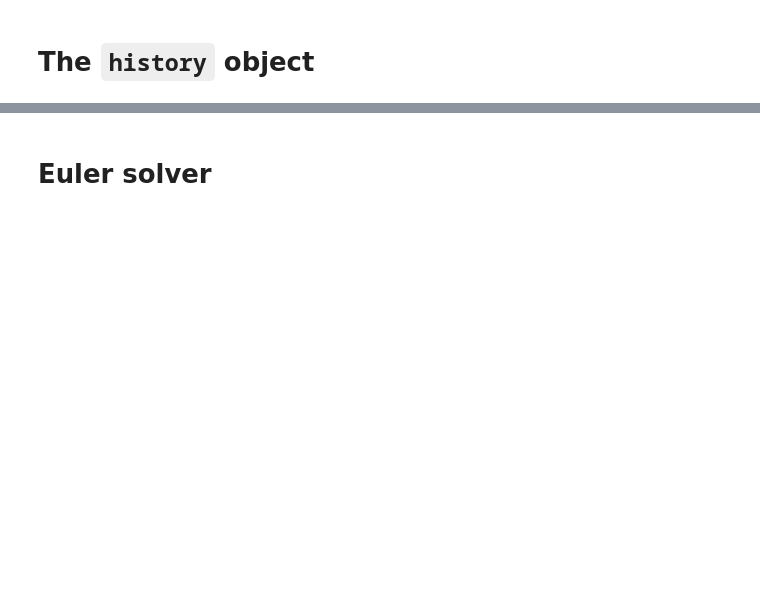
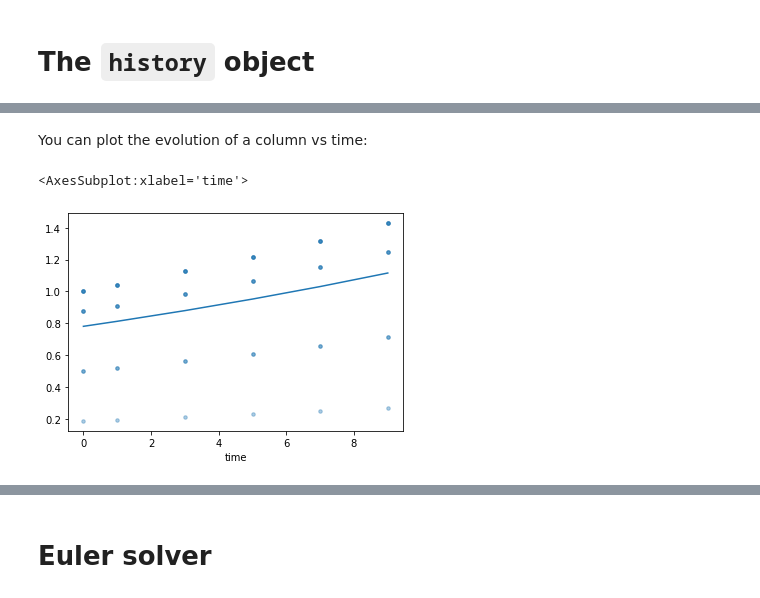
Before and after one commit to DamCB/tyssue-demo, a Jupyter notebook: 04-Solvers.ipynb, the cells around one changed output, grey strips where cells are left out. Saved outputs shown, nothing was run; the diff lists cells and outputs as text; code cells hidden in the pictures; blank space fills up the shorter version.

```diff
--- a/04-Solvers.ipynb
+++ b/04-Solvers.ipynb
@@ -31,2 +84,13 @@ In the solver, we use the `history.record` method to store the epithelium.In the
+# %% [markdown]
+You can plot the evolution of a column vs time:
+# %%
+fig, ax = plt.subplots()
+
+ax.scatter(history.face_h['time'], history.face_h['area'], alpha=0.2, s=12)
+
+history.face_h.groupby('time').area.mean().plot(ax=ax)
+# %% [output]
+<AxesSubplot:xlabel='time'>
+[figure, added]
 # %% [markdown]
 # Quasistatic solver
```
Also changed, not shown: parts of 38 cells of this notebook, 4 other files.
